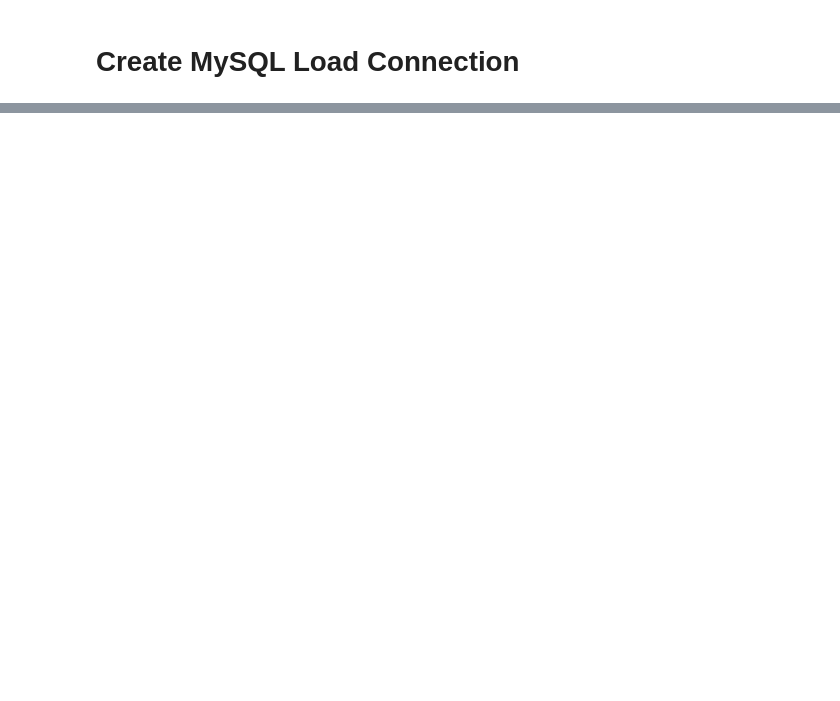
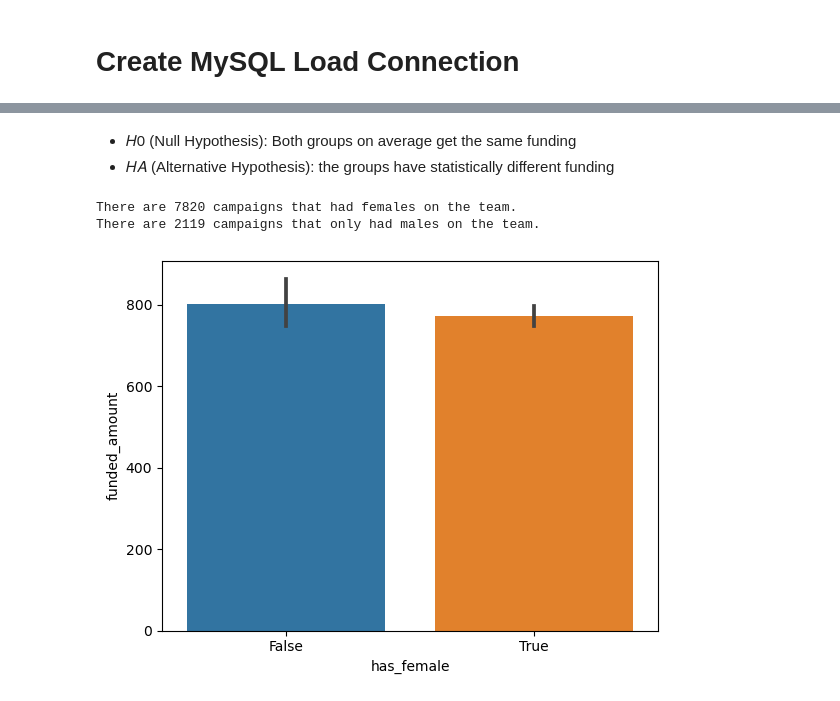
Before and after one commit to BrianArradondo/DS_Class_Assignments, a Jupyter notebook: Draft .ipynb, the cells around one changed output, grey strips where cells are left out. Saved outputs shown, nothing was run; the diff lists cells and outputs as text; code cells hidden in the pictures; blank space fills up the shorter version.

```diff
--- a/Draft .ipynb
+++ b/Draft .ipynb
@@ -19,5 +82,5 @@ from sqlalchemy_utils import create_database, database_exists
 # %%
 # Loading json file
-with open("random api results.json") as f:
+with open("/Users/obsid/Downloads/Mock_Crowdsourcing_API_Results.json") as f:
     jsondata= json.load(f)
 type(jsondata)
@@ -47,0 +283,10 @@ else:
+# %%
+q = """SELECT
+f.id,f.funded_amount,d.borrower_genders
+FROM
+financials AS f
+JOIN
+demographics AS d on f.id = d.id"""
+
+df =pd.read_sql(q, engine)
+df
@@ -47,0 +307,4 @@ else:
+# %%
+# Create a column that defines , has female or not
+df["has_female"] = df["borrower_genders"].str.contains("female", case=False)
+df
@@ -47,0 +325,19 @@ else:
+# %% [markdown]
+- 𝐻0
+  (Null Hypothesis): Both groups on average get the same funding
+- 𝐻𝐴
+  (Alternative Hypothesis): the groups have statistically different funding
+# %%
+## Separate the column of interest based on the groups
+male_df = df.loc[df['has_female']==False, ['funded_amount', 'has_female']]
+female_df = df.loc[df['has_female']==True, ['funded_amount', 'has_female']]
+print(f'There are {len(female_df)} campaigns that had females on the team.')
+print(f'There are {len(male_df)} campaigns that only had males on the team.')
+# %% [output]
+There are 7820 campaigns that had females on the team.
+There are 2119 campaigns that only had males on the team.
+# %%
+# Visualizing means. ci =68 makes eaiser to compare error bars
+ax = sns.barplot(data=df, x="has_female", y="funded_amount", ci = 95)
+# %% [output]
+[figure, added]
```
Also changed, not shown: parts of 31 cells of this notebook, 1 other file.
